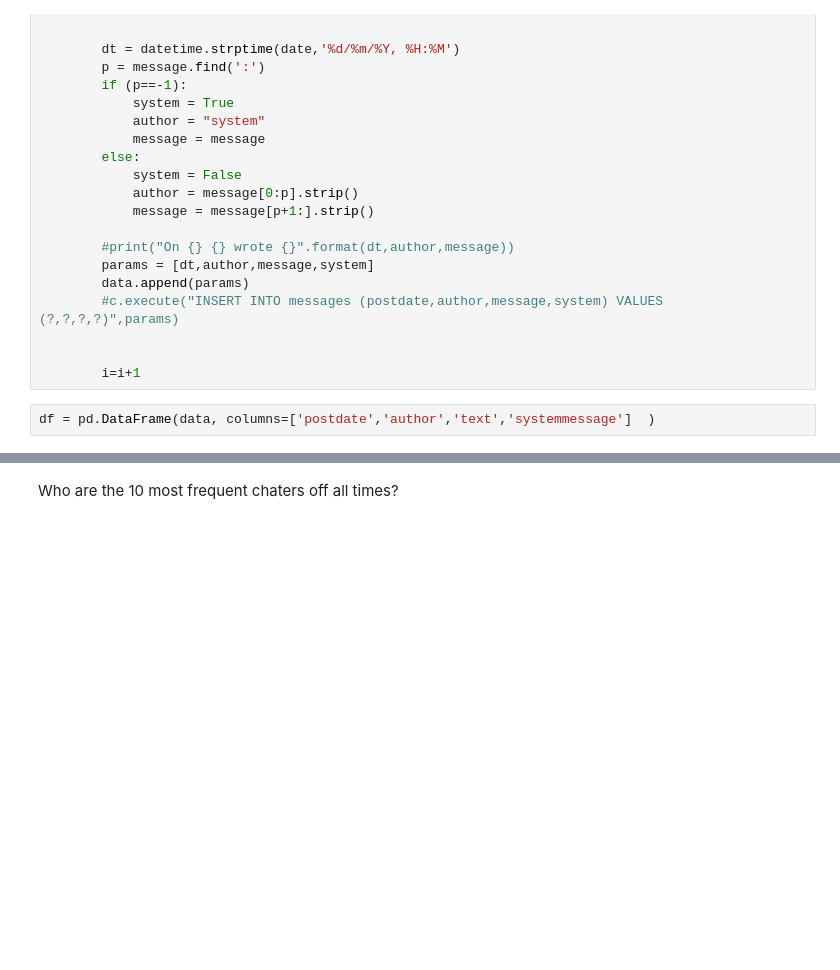
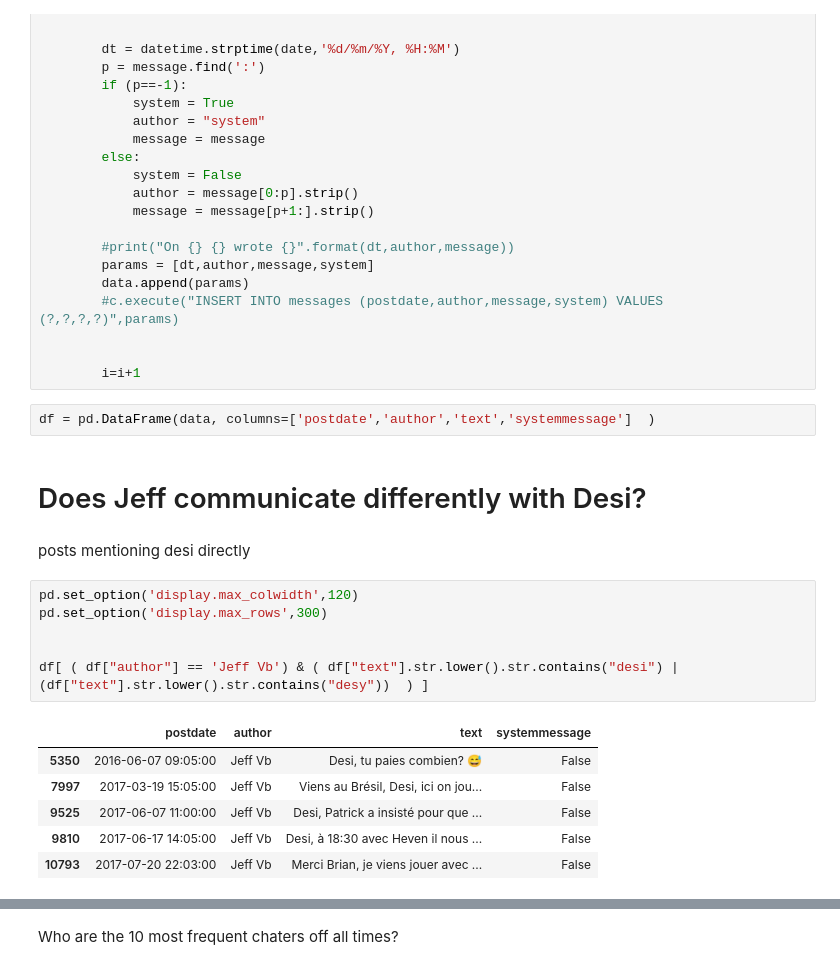
Before and after one commit to kurt-hectic/beachanalysis, a Jupyter notebook: Beach Analysis notebook.ipynb, the cells around one changed output, grey strips where cells are left out. Saved outputs shown, nothing was run; the diff lists cells and outputs as text; blank space fills up the shorter version.

```diff
--- a/Beach Analysis notebook.ipynb
+++ b/Beach Analysis notebook.ipynb
@@ -49,3 +49,20 @@ with open('messages.txt', encoding='utf-8') as file:
         i=i+1
 # %%
 df = pd.DataFrame(data, columns=['postdate','author','text','systemmessage']  )
+# %% [markdown]
+# Does Jeff communicate differently with Desi?
+# %% [markdown]
+posts mentioning desi directly
+# %%
+pd.set_option('display.max_colwidth',120)
+pd.set_option('display.max_rows',300)
+
+
+df[ ( df["author"] == 'Jeff Vb') & ( df["text"].str.lower().str.contains("desi") | (df["text"].str.lower().str.contains("desy"))  ) ]
+# %% [output]
+|  | postdate | author | text | systemmessage |
+| 5350 | 2016-06-07 09:05:00 | Jeff Vb | Desi, tu paies combien? 😅 | False |
+| 7997 | 2017-03-19 15:05:00 | Jeff Vb | Viens au Brésil, Desi, ici on jou... | False |
+| 9525 | 2017-06-07 11:00:00 | Jeff Vb | Desi, Patrick a insisté pour que ... | False |
+| 9810 | 2017-06-17 14:05:00 | Jeff Vb | Desi, à 18:30 avec Heven il nous ... | False |
+| 10793 | 2017-07-20 22:03:00 | Jeff Vb | Merci Brian, je viens jouer avec ... | False |
```
Also changed, not shown: parts of 9 cells of this notebook, 3 other files.
